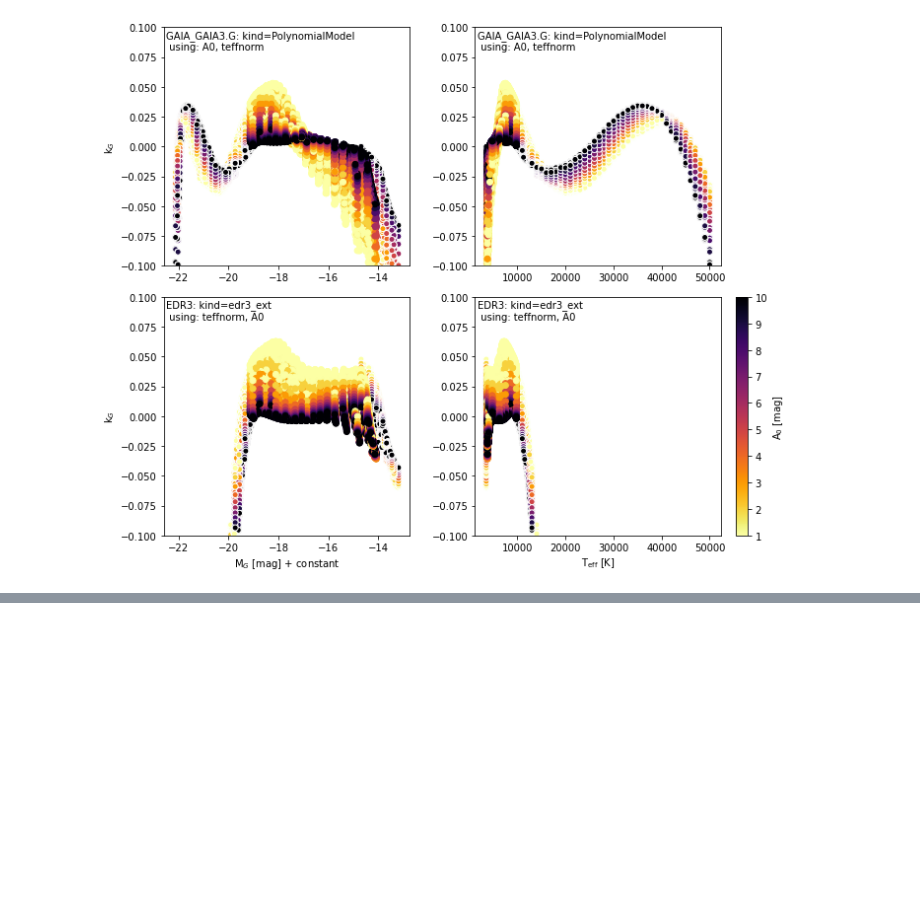
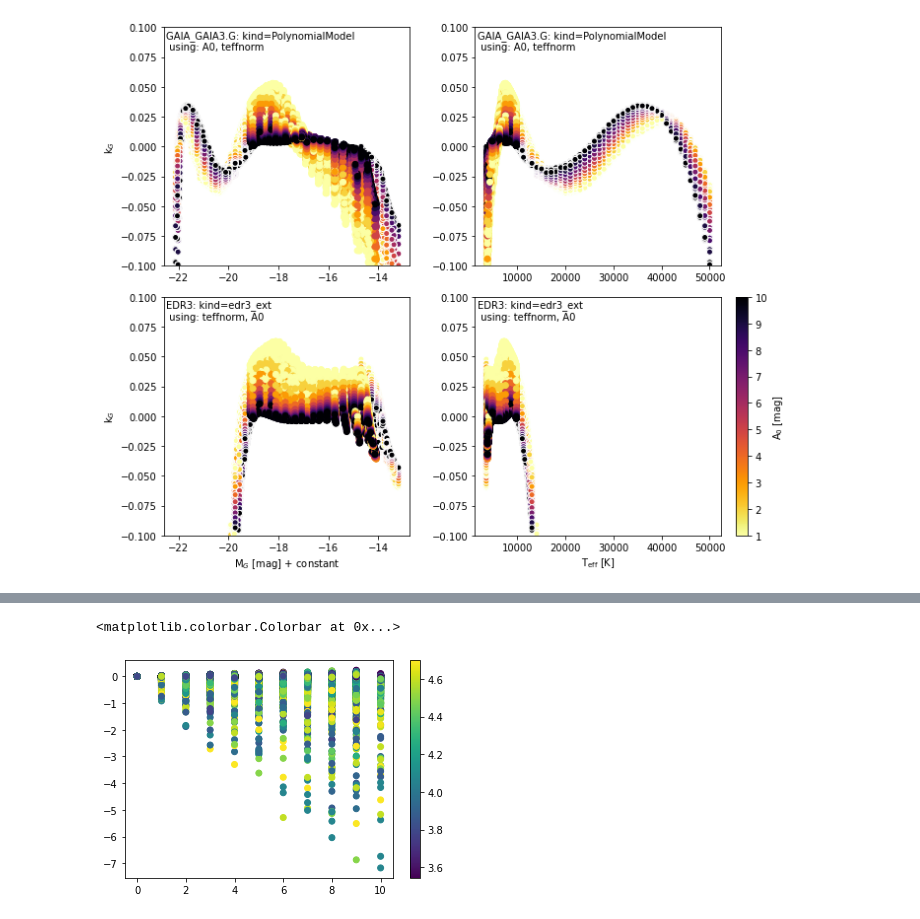
Before and after one commit to mfouesneau/dustapprox, a Jupyter notebook: examples/Examples.ipynb, the cells around one changed output, grey strips where cells are left out. Cells and saved outputs as stored; diff of their text form; code cells hidden in the pictures; blank space fills up the shorter version.

```diff
--- a/examples/Examples.ipynb
+++ b/examples/Examples.ipynb
@@ -384,0 +495,12 @@ plt.tight_layout()
+# %%
+g = model.grid_[passband]
+other = sub[feature_names]
+Onoise = other * (1 + np.random.normal(0, 1e-2, (len(other), len(other.columns))))
+y = sub[label_name].values
+ypred = pd_interpolate_multiIndex(g, Onoise)[label_name].values
+plt.scatter(other['A0'], (ypred -  y).T,
+            c=np.log10(other['teff']), rasterized=True);
+plt.colorbar()
+# %% [output]
+<matplotlib.colorbar.Colorbar at 0x...>
+[figure, added]
```
Also changed, not shown: parts of 9 cells of this notebook.
